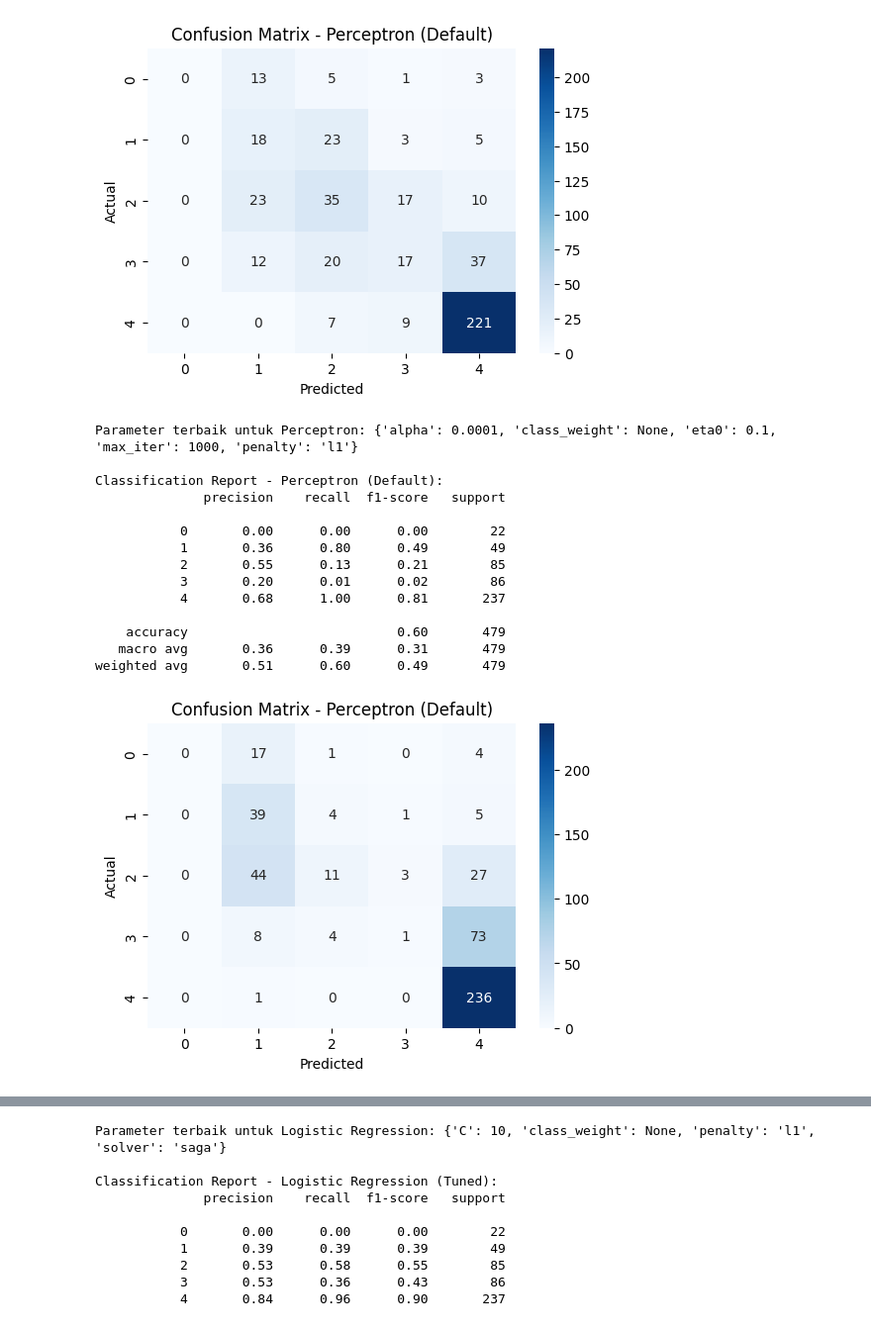
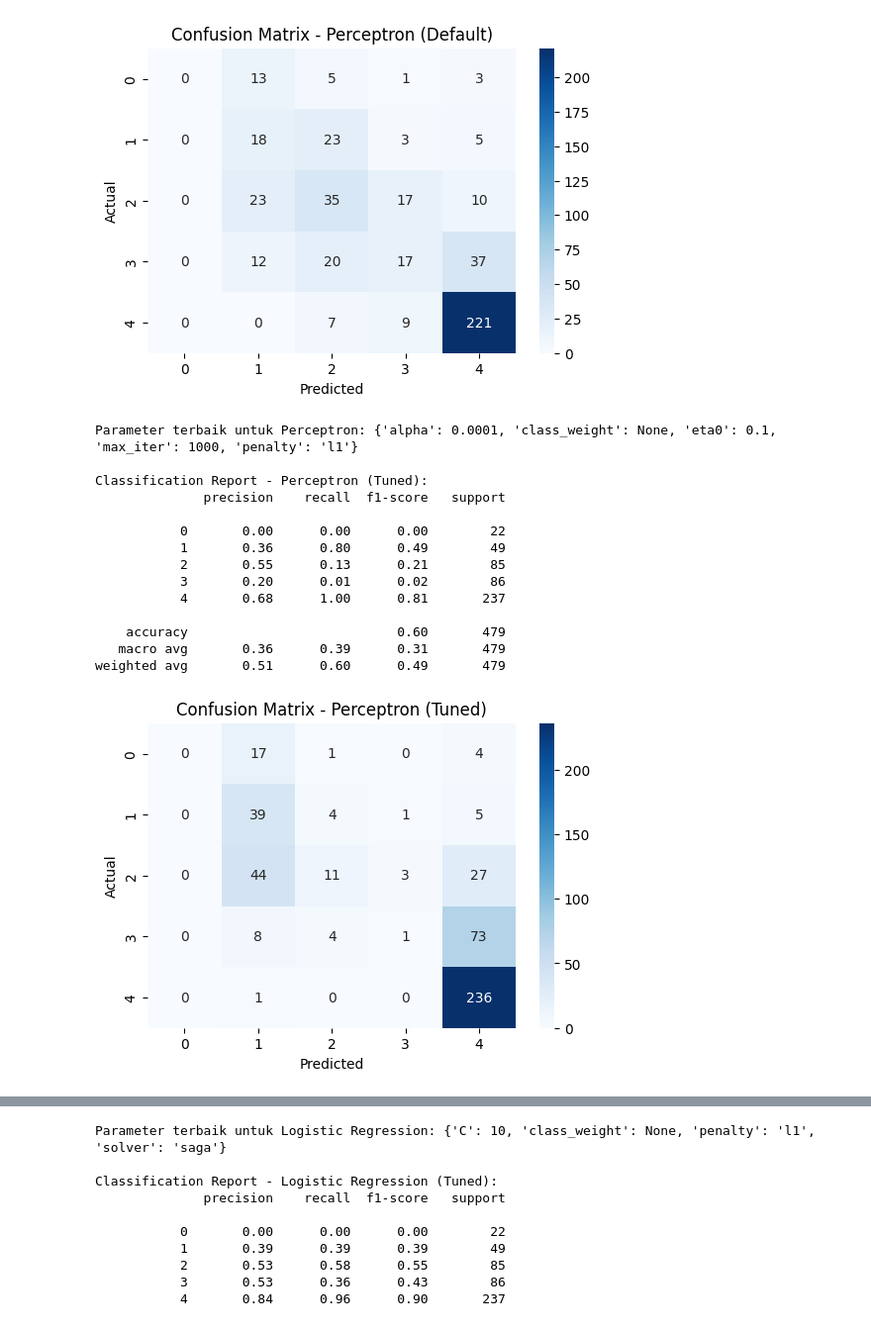
Before and after one commit to sultanjulyan/IF5140-Praktikum-1-Klasifikasi, a Jupyter notebook: IF5140_Praktikum_1_Klasifikasi_NEW.ipynb, the cells around one changed output, grey strips where cells are left out. Shown at 99% size. Drawn from its saved outputs; the diff is of its cells as text; code cells hidden in the pictures.

```diff
--- a/IF5140_Praktikum_1_Klasifikasi_NEW.ipynb
+++ b/IF5140_Praktikum_1_Klasifikasi_NEW.ipynb
@@ -475,36 +475,35 @@ param_grid_perceptron = {
 grid_search_perceptron = GridSearchCV(estimator=Perceptron(random_state=42),
                                       param_grid=param_grid_perceptron,
                                       cv=5, n_jobs=-1, scoring='accuracy')
 grid_search_perceptron.fit(X_train, y_train)
 best_perceptron_clf = grid_search_perceptron.best_estimator_
 y_pred_perceptron_tuned = best_perceptron_clf.predict(X_test)
 print("Parameter terbaik untuk Perceptron:", grid_search_perceptron.best_params_)
-evaluate_model(y_test, y_pred_perceptron_tuned, "Perceptron (Tuned)")
 
 print(f"\nClassification Report - Perceptron (Tuned):")
 print(classification_report(y_test, y_pred_perceptron_tuned))
 plt.figure(figsize=(6, 4))
 sns.heatmap(confusion_matrix(y_test, y_pred_perceptron_tuned), annot=True, fmt='d', cmap='Blues')
 plt.title(f'Confusion Matrix - Perceptron (Tuned)')
 plt.xlabel('Predicted')
 plt.ylabel('Actual')
 plt.show()
 # %% [output]
 Parameter terbaik untuk Perceptron: {'alpha': 0.0001, 'class_weight': None, 'eta0': 0.1, 'max_iter': 1000, 'penalty': 'l1'}
 
-Classification Report - Perceptron (Default):
+Classification Report - Perceptron (Tuned):
               precision    recall  f1-score   support
 
            0       0.00      0.00      0.00        22
            1       0.36      0.80      0.49        49
            2       0.55      0.13      0.21        85
            3       0.20      0.01      0.02        86
            4       0.68      1.00      0.81       237
 
     accuracy                           0.60       479
    macro avg       0.36      0.39      0.31       479
 weighted avg       0.51      0.60      0.49       479
-[figure, old version]
+[figure, new version]
 # %%
 # ## Logistic Regression
 # ### Without Hyperparameter
```
Also changed, not shown: parts of 2 cells of this notebook.
